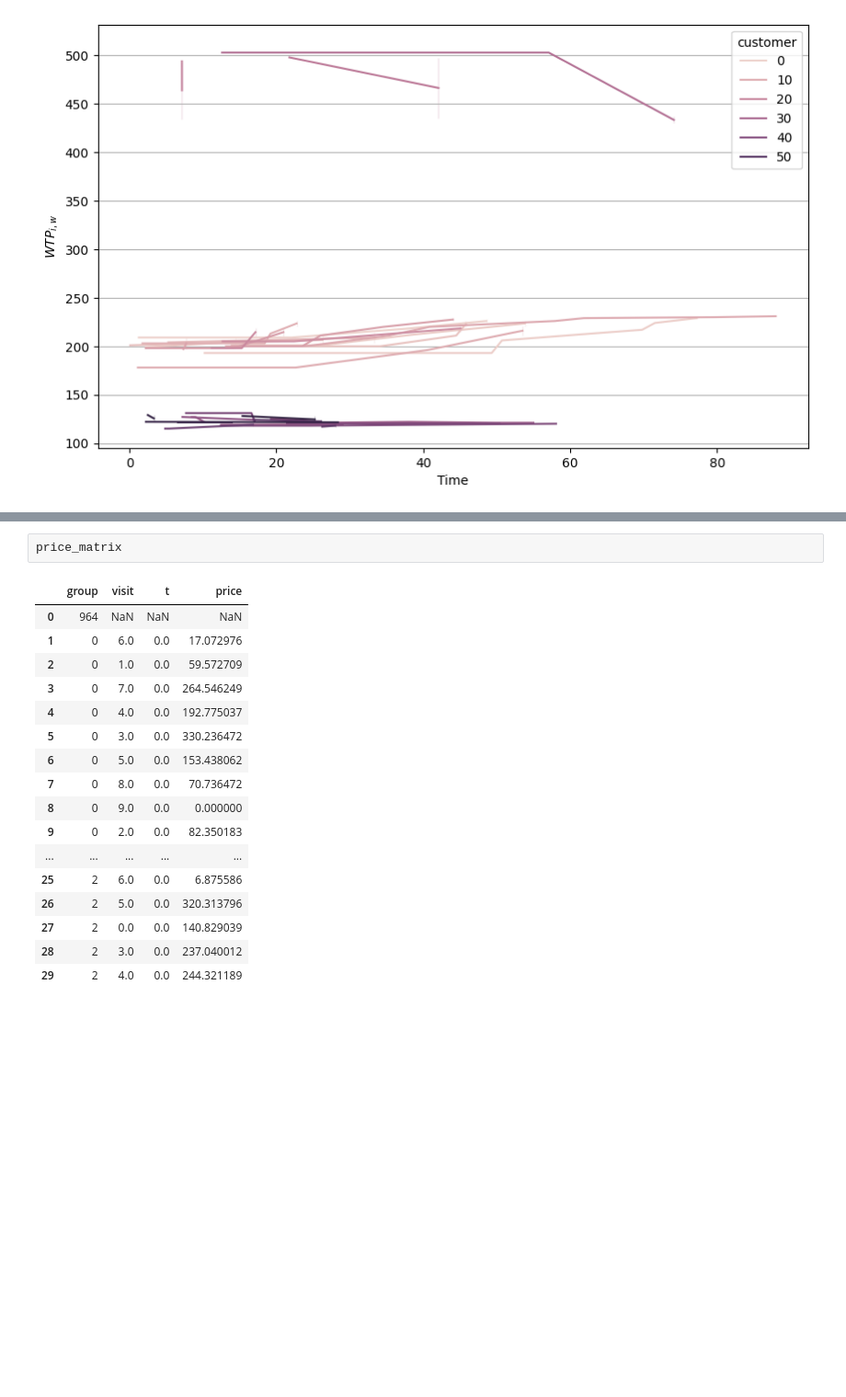
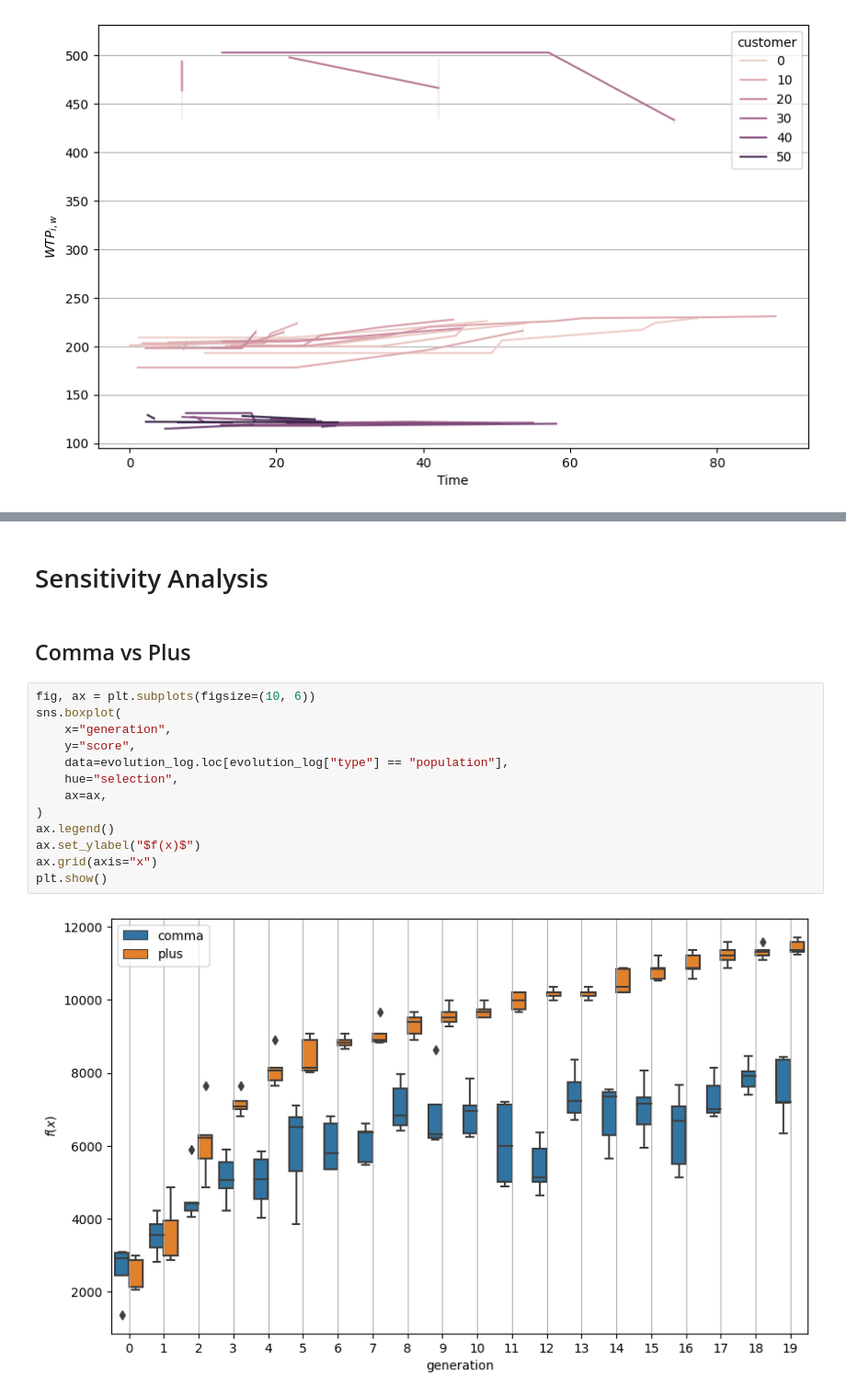
Before and after one commit to LaurinBrechter/personalized-pricing, a Jupyter notebook: results/results_analysis.ipynb, the cells around one changed output, grey strips where cells are left out. Shown at 92% size. Cells and saved outputs as stored; diff of their text form; blank space fills up the shorter version.

```diff
--- a/results/results_analysis.ipynb
+++ b/results/results_analysis.ipynb
@@ -109,20 +131,19 @@ price_matrix.pivot(index="group", columns="visit", values="price")
-# %%
-price_matrix
-# %% [output]
-|  | group | visit | t | price |
-| 0 | 964 | NaN | NaN | NaN |
-| 1 | 0 | 6.0 | 0.0 | 17.072976 |
-| 2 | 0 | 1.0 | 0.0 | 59.572709 |
-| 3 | 0 | 7.0 | 0.0 | 264.546249 |
-| 4 | 0 | 4.0 | 0.0 | 192.775037 |
-| 5 | 0 | 3.0 | 0.0 | 330.236472 |
-| 6 | 0 | 5.0 | 0.0 | 153.438062 |
-| 7 | 0 | 8.0 | 0.0 | 70.736472 |
-| 8 | 0 | 9.0 | 0.0 | 0.000000 |
-| 9 | 0 | 2.0 | 0.0 | 82.350183 |
-| ... | ... | ... | ... | ... |
-| 25 | 2 | 6.0 | 0.0 | 6.875586 |
-| 26 | 2 | 5.0 | 0.0 | 320.313796 |
-| 27 | 2 | 0.0 | 0.0 | 140.829039 |
-| 28 | 2 | 3.0 | 0.0 | 237.040012 |
-| 29 | 2 | 4.0 | 0.0 | 244.321189 |
+# %% [markdown]
+# Sensitivity Analysis
+# %% [markdown]
+## Comma vs Plus
+# %%
+fig, ax = plt.subplots(figsize=(10, 6))
+sns.boxplot(
+    x="generation",
+    y="score",
+    data=evolution_log.loc[evolution_log["type"] == "population"],
+    hue="selection",
+    ax=ax,
+)
+ax.legend()
+ax.set_ylabel("$f(x)$")
+ax.grid(axis="x")
+plt.show()
+# %% [output]
+[figure, added]
```
Also changed, not shown: parts of 9 cells of this notebook, 4 other files.
